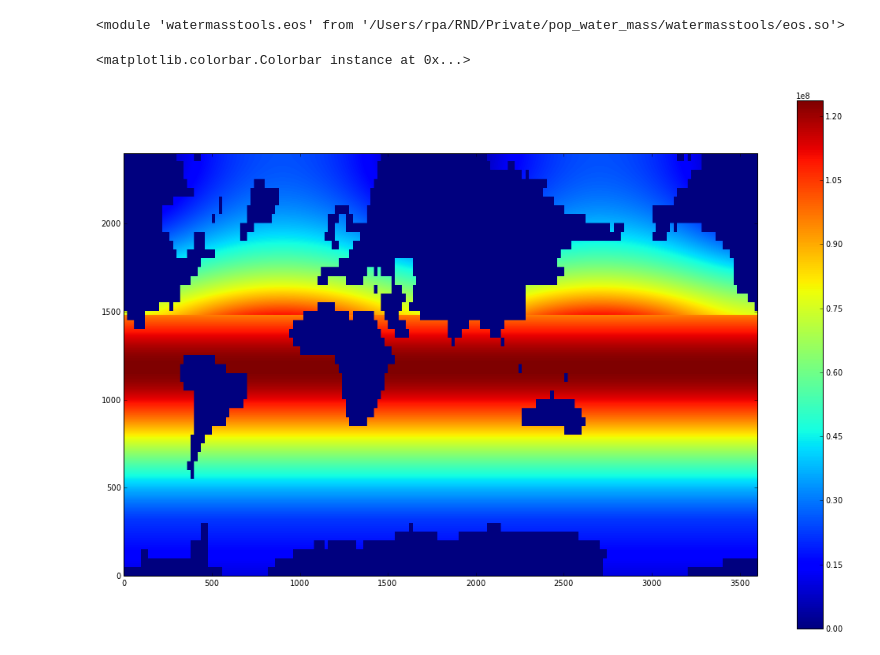
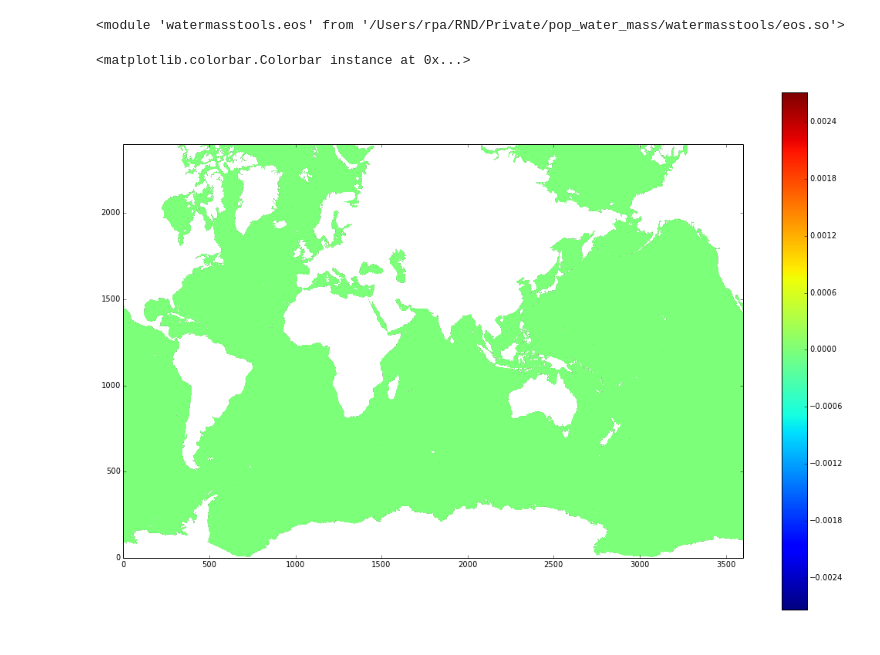
Before and after one commit to rabernat/pop_water_mass, a Jupyter notebook: notebooks/flux_climatology.ipynb, the cells around one changed output. Drawn from its saved outputs; the diff is of its cells as text; code cells hidden in the pictures.

```diff
--- a/notebooks/flux_climatology.ipynb
+++ b/notebooks/flux_climatology.ipynb
@@ -73,9 +73,11 @@ plt.savefig('../figures/heat_freshwater_transport.pdf')
 # %% [output]
 [figure]
 # %%
-Fdens_heat, Fdens_salt = p.dens_flux[0]
+p.initialize_gradient_operator()
+rho, Fdens_heat, Fdens_salt, Fdens_mix = p.dens_forcing[0]
 Fdens_heat_za = zonal_avg(p, Fdens_heat, area=area)
 Fdens_salt_za = zonal_avg(p, Fdens_salt, area=area)
+Fdens_mix_za = zonal_avg(p, Fdens_mix, area=area)
 # %%
 plt.plot(lat, Fdens_heat_za*1e6)
 plt.plot(lat, Fdens_salt_za*1e6)
@@ -106,10 +109,11 @@ rhoout = eos.state_mod.state(0., SST, SSS, drhodt, drhods)
 rho0 = p.rho[0]
 # %%
 #plt.imshow(np.ma.masked_array(rho0, p.mask))
-plt.imshow(rho)
+plt.imshow(Fdens_mix)
+plt.clim()
 plt.colorbar()
 # %% [output]
 <matplotlib.colorbar.Colorbar instance at 0x...>
-[figure, old version]
+[figure, new version]
 # %%
 pop_model.jmd95.eos.state
```
Also changed, not shown: parts of 1 cell of this notebook, 4 other files.
